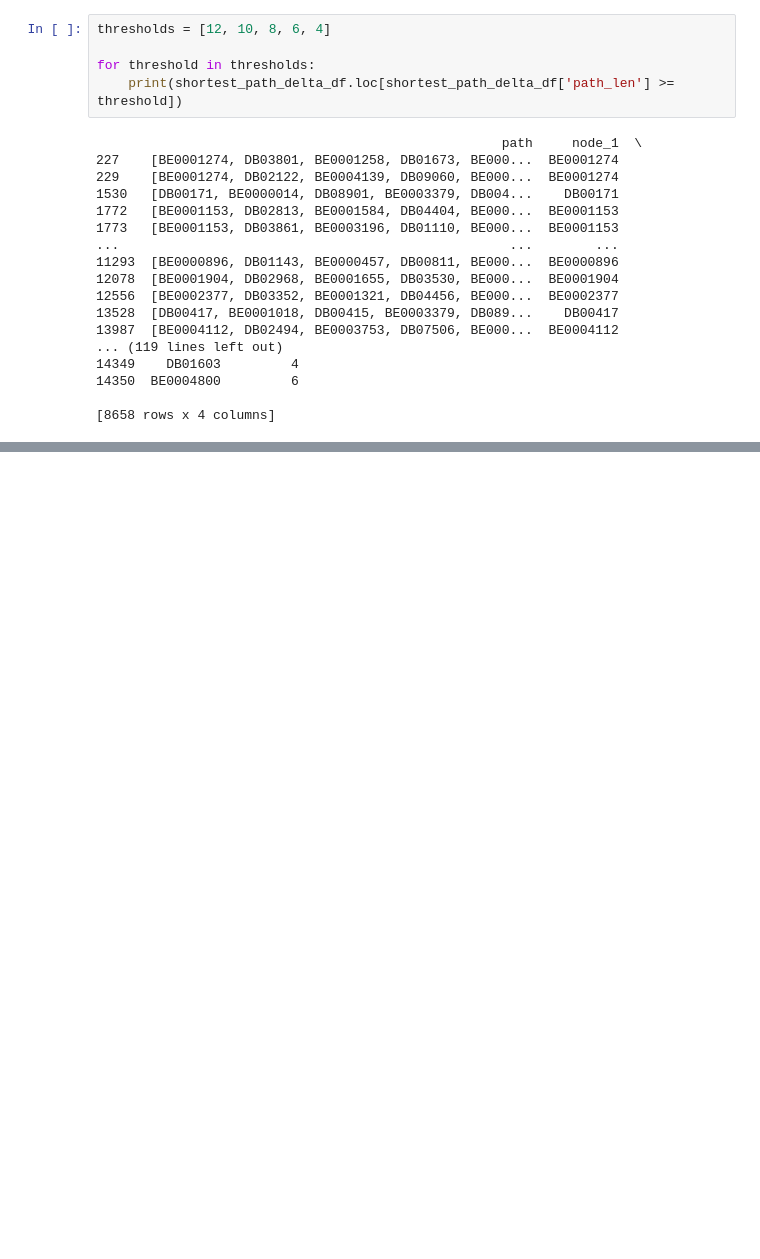
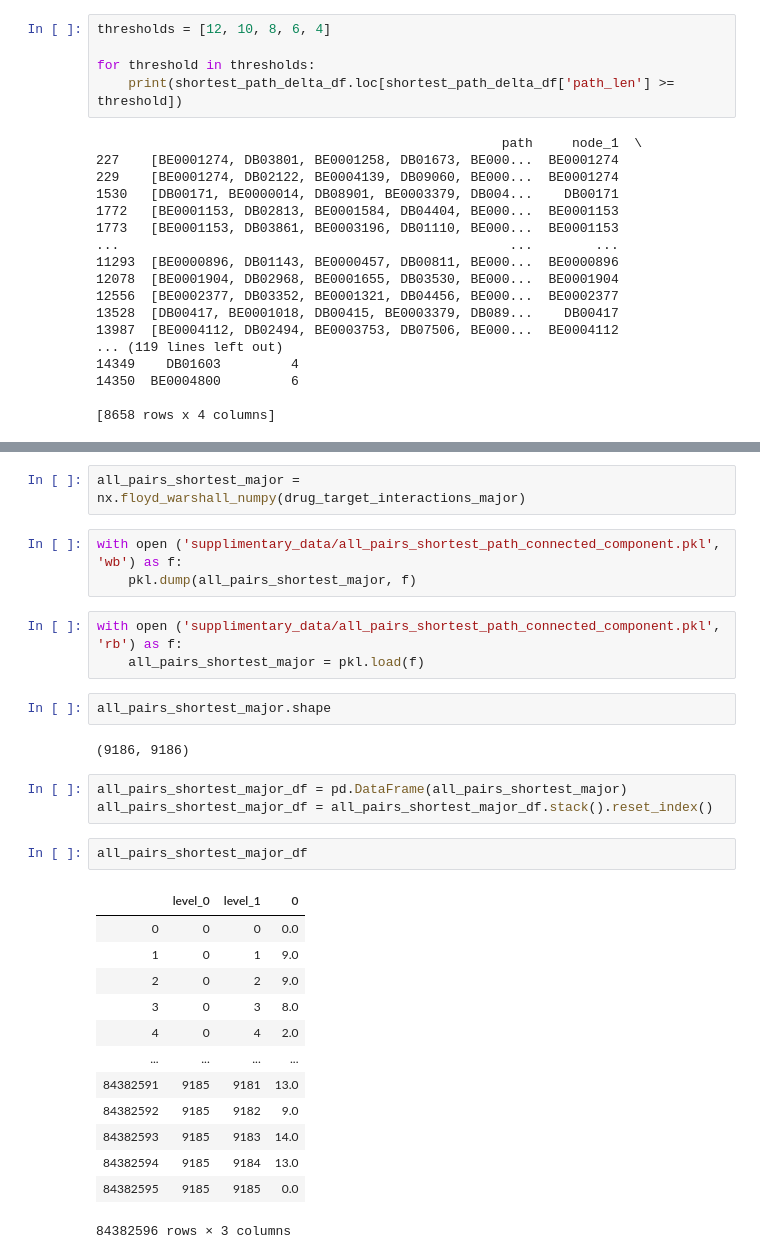
Before and after one commit to fhooton/DeepDrugRepurposer, a Jupyter notebook: Network Investigation.ipynb, the cells around one changed output, grey strips where cells are left out. Cells and saved outputs as stored; diff of their text form; blank space fills up the shorter version.

```diff
--- a/Network Investigation.ipynb
+++ b/Network Investigation.ipynb
@@ -306,0 +337,31 @@ for threshold in thresholds:
+# %%
+all_pairs_shortest_major = nx.floyd_warshall_numpy(drug_target_interactions_major)
+# %%
+with open ('supplimentary_data/all_pairs_shortest_path_connected_component.pkl', 'wb') as f:
+    pkl.dump(all_pairs_shortest_major, f)
+# %%
+with open ('supplimentary_data/all_pairs_shortest_path_connected_component.pkl', 'rb') as f:
+    all_pairs_shortest_major = pkl.load(f)
+# %%
+all_pairs_shortest_major.shape
+# %% [output]
+(9186, 9186)
+# %%
+all_pairs_shortest_major_df = pd.DataFrame(all_pairs_shortest_major)
+all_pairs_shortest_major_df = all_pairs_shortest_major_df.stack().reset_index()
+# %%
+all_pairs_shortest_major_df
+# %% [output]
+|  | level_0 | level_1 | 0 |
+| 0 | 0 | 0 | 0.0 |
+| 1 | 0 | 1 | 9.0 |
+| 2 | 0 | 2 | 9.0 |
+| 3 | 0 | 3 | 8.0 |
+| 4 | 0 | 4 | 2.0 |
+| ... | ... | ... | ... |
+| 84382591 | 9185 | 9181 | 13.0 |
+| 84382592 | 9185 | 9182 | 9.0 |
+| 84382593 | 9185 | 9183 | 14.0 |
+| 84382594 | 9185 | 9184 | 13.0 |
+| 84382595 | 9185 | 9185 | 0.0 |
+84382596 rows × 3 columns
```
Also changed, not shown: parts of 47 cells of this notebook, 1 other file.
